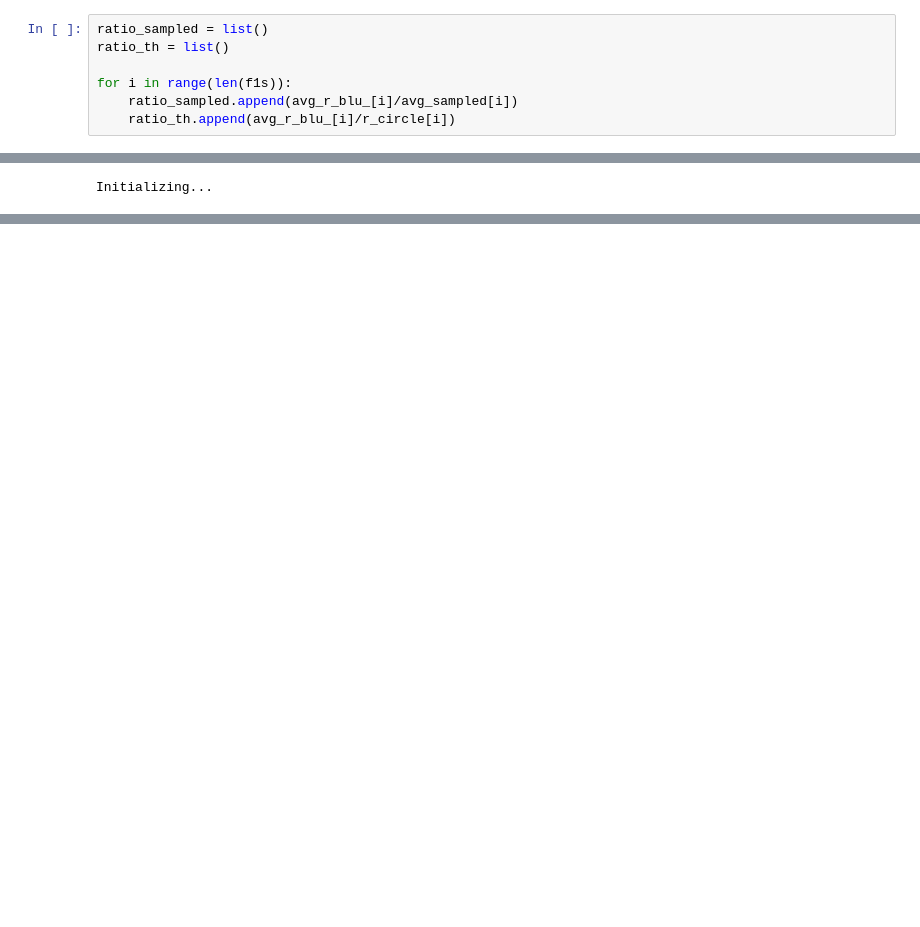
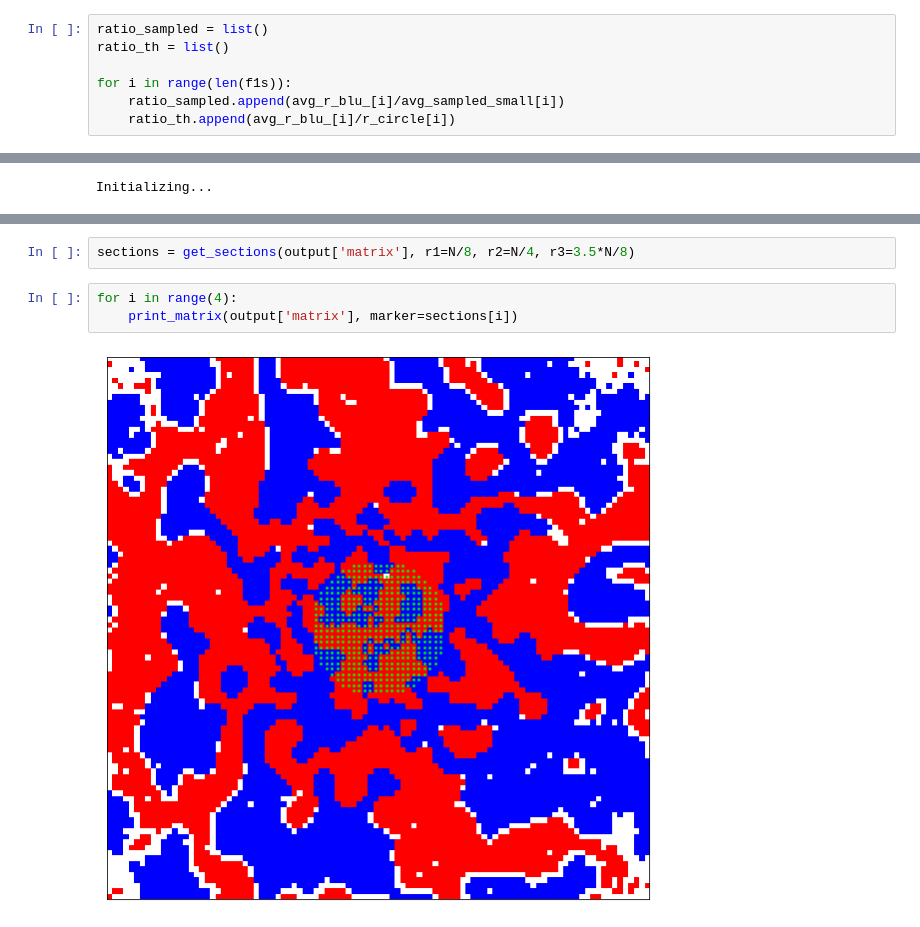
Before and after one commit to AthomsG/Schelling_Model_Central_Tolerance, a Jupyter notebook: Projeto/Schelling Model/Schelling.ipynb, the cells around one changed output, grey strips where cells are left out. Drawn from its saved outputs; the diff is of its cells as text; blank space fills up the shorter version.

```diff
--- a/Projeto/Schelling Model/Schelling.ipynb
+++ b/Projeto/Schelling Model/Schelling.ipynb
@@ -111,7 +107,7 @@ ratio_sampled = list()
 ratio_th = list()
 
 for i in range(len(f1s)):
-    ratio_sampled.append(avg_r_blu_[i]/avg_sampled[i])
+    ratio_sampled.append(avg_r_blu_[i]/avg_sampled_small[i])
     ratio_th.append(avg_r_blu_[i]/r_circle[i])
 # %%
 plt.plot(f1s, ratio_sampled, '.', color='red',label="exp. / teorico (sampled)")
@@ -344,0 +365,7 @@ Initializing...
+# %%
+sections = get_sections(output['matrix'], r1=N/8, r2=N/4, r3=3.5*N/8)
+# %%
+for i in range(4):
+    print_matrix(output['matrix'], marker=sections[i])
+# %% [output]
+[figure, added]
```
Also changed, not shown: parts of 20 cells of this notebook, 1 other file.
